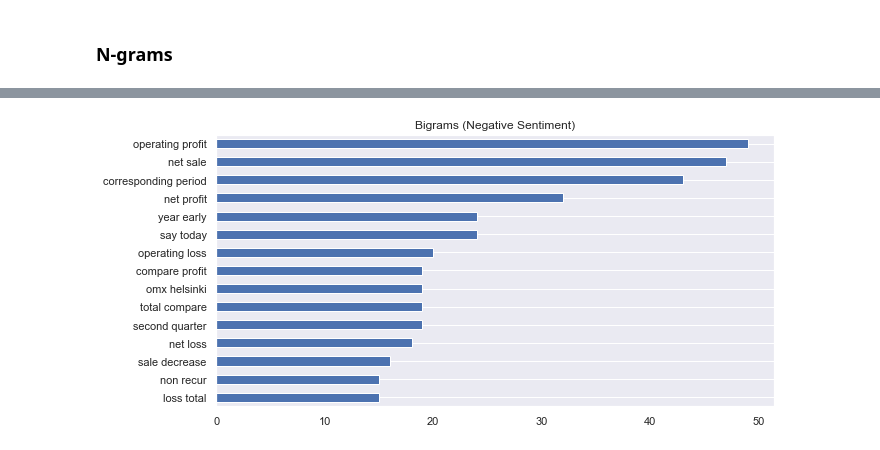
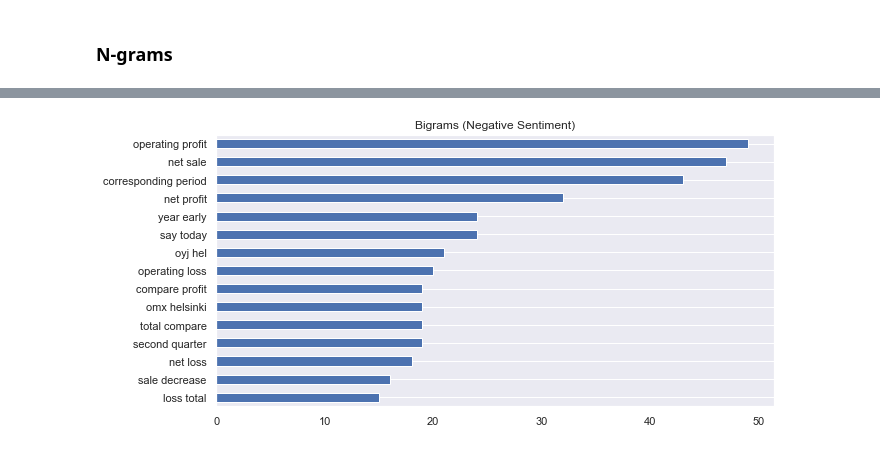
Before and after one commit to arnodunstatter/COSC4337-project, a Jupyter notebook: Financial_Sentiment_Analysis_Project.ipynb, the cells around one changed output, grey strips where cells are left out. Drawn from its saved outputs; the diff is of its cells as text; code cells hidden in the pictures.

Commit message:
Edited regex in clean_h(h), Stopword removal &lemmatization, and first cell for Counting words relevant to sentiment

```diff
--- a/Financial_Sentiment_Analysis_Project.ipynb
+++ b/Financial_Sentiment_Analysis_Project.ipynb
@@ -479,6 +487,7 @@ Adapted from the following [guide](https://www.analyticsvidhya.com/blog/2020/04/
 import spacy
 import en_core_web_sm
 
+# Source: https://www.analyticsvidhya.com/blog/2020/04/beginners-guide-exploratory-data-analysis-text-data/
 # Loading model
 nlp = spacy.load('en_core_web_sm', disable=['parser', 'ner'])
 # Lemmatization (+ stopwords removal)
@@ -494,7 +503,11 @@ data = data.assign(cleaned_headline = re_cleaned_h) # the clean column contains
 # Final Cleaning:
 h_just_words = []
 for h in data['cleaned_headline']:
-    h_just_words.append(re.sub(r'[^a-z\s]+', '', h).strip())
+    final_clean_h = re.sub(r'[_–.,:\'?!$%&()]+', '', h).strip()
+    final_clean_h = re.sub(r'(?<=\s)\-?\d+\s', '', final_clean_h)
+    final_clean_h = re.sub(r'(?<=\s)\-+\s+', '', final_clean_h)
+    final_clean_h = re.sub(r'\s+', ' ', final_clean_h)
+    h_just_words.append(final_clean_h)
 data = data.assign(cleaned_headline = h_just_words)
 data = data.dropna() # removes missing values
 # %% [markdown]
@@ -630,12 +643,18 @@ Name: cleaned_headline, dtype: object
 ### Counting words relevant to sentiment
 # %%
 #Ethan
-#Removed words used just for EDA and analysis of word count
-removed_words = ["EUR","eur",":","(",")",",","$","-","Oyj","oyj","mn","mln","In","%","m",".",'"',"'","million","euro"]
+cleaned_counted_words = copy.deepcopy(data)
+# Remove all numbers (by themselves) and hyphens | Cleaning for EDA
+h_just_words = []
+for h in cleaned_counted_words['cleaned_headline']:
+    final_clean_h = re.sub(r'\-+', ' ', h).strip()
+    final_clean_h = re.sub(r'^\d+\s+|(?<=\s)\d+\s+', '', final_clean_h)
+    final_clean_h = re.sub(r'\s+', ' ', final_clean_h)
+    h_just_words.append(final_clean_h.strip())
+cleaned_counted_words = cleaned_counted_words.assign(cleaned_headline = h_just_words)
+cleaned_counted_words = cleaned_counted_words.dropna()
 
-cleaned_counted_words = pd.DataFrame(data)
-cleaned_counted_words['cleaned_headline'] = cleaned_counted_words['cleaned_headline'].apply(lambda x: ' '.join([word for word in x.split() if (word not in removed_words and not any(map(str.isdigit, word)))]))
-
+cleaned_counted_words['cleaned_headline'] = cleaned_counted_words['cleaned_headline'].apply(lambda x: ' '.join([word for word in x.split() if (not any(map(str.isdigit, word)))]))
 
 #separating into three dataframes based on sentiment
 clean_count_negative = cleaned_counted_words[cleaned_counted_words["sentiment"] == -1]
@@ -783,9 +730,9 @@ plt.show()
 import nltk
 nltk.download('punkt')
 
-negative_tokens = nltk.tokenize.word_tokenize(data[data["sentiment"] ==-1]["cleaned_headline"].str.cat(sep=" "))
-neutral_tokens = nltk.tokenize.word_tokenize(data[data["sentiment"] == 0]["cleaned_headline"].str.cat(sep=" "))
-positive_tokens = nltk.tokenize.word_tokenize(data[data["sentiment"] == 1]["cleaned_headline"].str.cat(sep=" "))
+negative_tokens = nltk.tokenize.word_tokenize(cleaned_counted_words[cleaned_counted_words["sentiment"] ==-1]["cleaned_headline"].str.cat(sep=" "))
+neutral_tokens = nltk.tokenize.word_tokenize(cleaned_counted_words[cleaned_counted_words["sentiment"] == 0]["cleaned_headline"].str.cat(sep=" "))
+positive_tokens = nltk.tokenize.word_tokenize(cleaned_counted_words[cleaned_counted_words["sentiment"] == 1]["cleaned_headline"].str.cat(sep=" "))
 fig, ax = plt.subplots(nrows=1, ncols=1)
 
 top = 15
@@ -802,5 +749,5 @@ plt.show()
 [nltk_data]   Package punkt is already up-to-date!
-[figure, old version]
+[figure, new version]
 # %%
 fig, ax = plt.subplots(nrows=1, ncols=1)
 data_2_grams_neu = pd.DataFrame(nltk.FreqDist(nltk.ngrams(neutral_tokens, 2)).most_common(), columns=["Word","Freq"])
```
Also changed, not shown: parts of 16 cells of this notebook.
